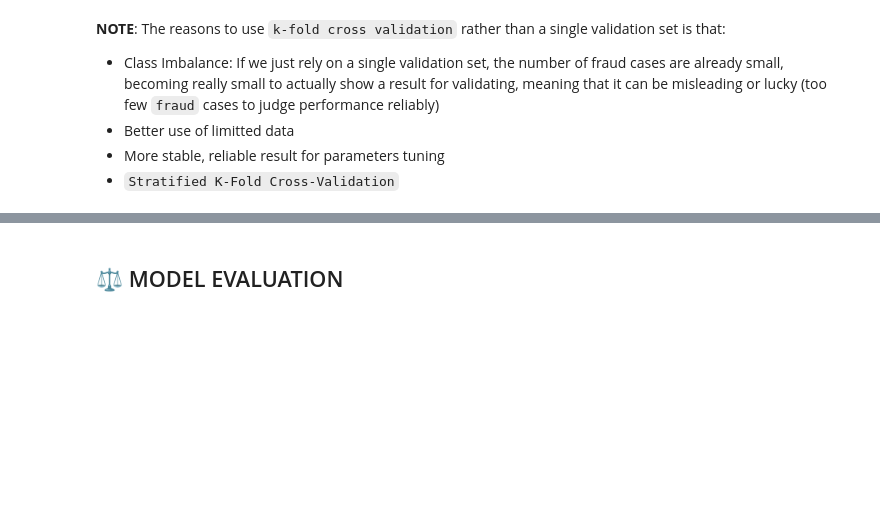
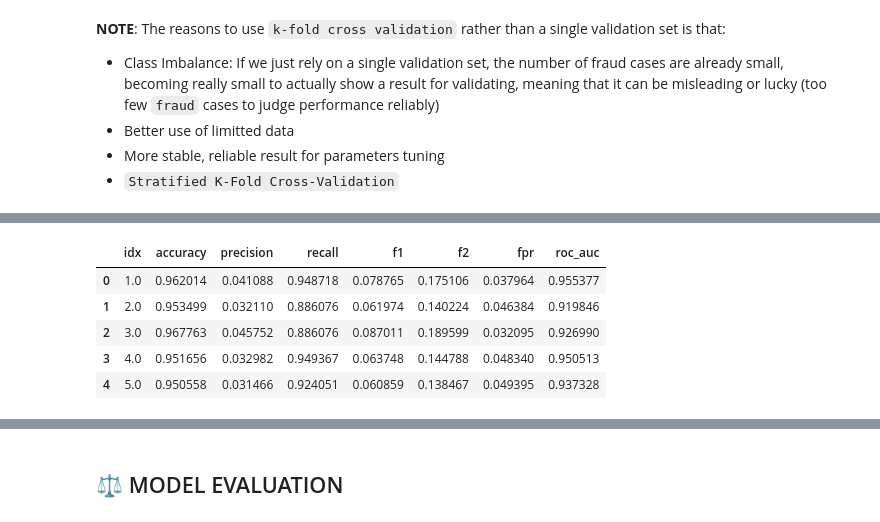
Before and after one commit to trungdung1711/credit-card-fraud-detection, a Jupyter notebook: notebooks/_v1.ipynb, the cells around one changed output, grey strips where cells are left out. Saved outputs shown, nothing was run; the diff lists cells and outputs as text; code cells hidden in the pictures; blank space fills up the shorter version.

```diff
--- a/notebooks/_v1.ipynb
+++ b/notebooks/_v1.ipynb
@@ -74,6 +82,25 @@ def random_color():
 def fpr_score(y_true, y_pred):
     tn, fp, fn, tp = confusion_matrix(y_true, y_pred).ravel()
     return fp / (fp + tn)
+
+def collect_metrics(y_true, y_pred):
+  accuracy = accuracy_score(y_true, y_pred)
+  precision = precision_score(y_true, y_pred)
+  recall = recall_score(y_true, y_pred)
+  f1 = f1_score(y_true, y_pred)
+  f2 = fbeta_score(y_true, y_pred, beta=2)
+  fpr = fpr_score(y_true, y_pred)
+  auc = roc_auc_score(y_true, y_pred)
+
+  return [
+      accuracy,
+      precision,
+      recall,
+      f1,
+      f2,
+      fpr,
+      auc
+  ]
 # %% [markdown]
 ## 🔢 CONSTANTS
 # %% [markdown]
@@ -400,7 +425,7 @@ results_df.head(100)
 kf = KFold(n_splits=5, shuffle=True, random_state=42)
 
 # list of result of each fold
-fold_results = pd.DataFrame(
+baseline_results = pd.DataFrame(
     columns=[
         "idx",
         "accuracy",
@@ -432,25 +457,10 @@ for idx, (train_idx, val_idx) in enumerate(kf.split(X_train, y_train), 1):
   # collect metrics
   # report = classification_report(y_val_fold, y_pred, output_dict=True)
   # cm = confusion_matrix(y_val_fold, y_pred)
-  accuracy = accuracy_score(y_val_fold, y_pred)
-  precision = precision_score(y_val_fold, y_pred)
-  recall = recall_score(y_val_fold, y_pred)
-  f1 = f1_score(y_val_fold, y_pred)
-  f2 = fbeta_score(y_val_fold, y_pred, beta=2)
-  fpr = fpr_score(y_val_fold, y_pred)
-  auc = roc_auc_score(y_val_fold, y_pred)
+  metrics = collect_metrics(y_val_fold, y_pred)
 
   # store metrics into dataframe
-  fold_results.loc[len(fold_results)] = [
-      idx,
-      accuracy,
-      precision,
-      recall,
-      f1,
-      f2,
-      fpr,
-      auc
-  ]
+  baseline_results.loc[len(baseline_results)] = [idx] + metrics
   print(f"- Fold {idx} done")
 # %% [output]
 - Fold 1 done
@@ -490,0 +577,9 @@ dtype: float64
+# %%
+rus_results.head(100)
+# %% [output]
+|  | idx | accuracy | precision | recall | f1 | f2 | fpr | roc_auc |
+| 0 | 1.0 | 0.962014 | 0.041088 | 0.948718 | 0.078765 | 0.175106 | 0.037964 | 0.955377 |
+| 1 | 2.0 | 0.953499 | 0.032110 | 0.886076 | 0.061974 | 0.140224 | 0.046384 | 0.919846 |
+| 2 | 3.0 | 0.967763 | 0.045752 | 0.886076 | 0.087011 | 0.189599 | 0.032095 | 0.926990 |
+| 3 | 4.0 | 0.951656 | 0.032982 | 0.949367 | 0.063748 | 0.144788 | 0.048340 | 0.950513 |
+| 4 | 5.0 | 0.950558 | 0.031466 | 0.924051 | 0.060859 | 0.138467 | 0.049395 | 0.937328 |
```
Also changed, not shown: parts of 26 cells of this notebook.
